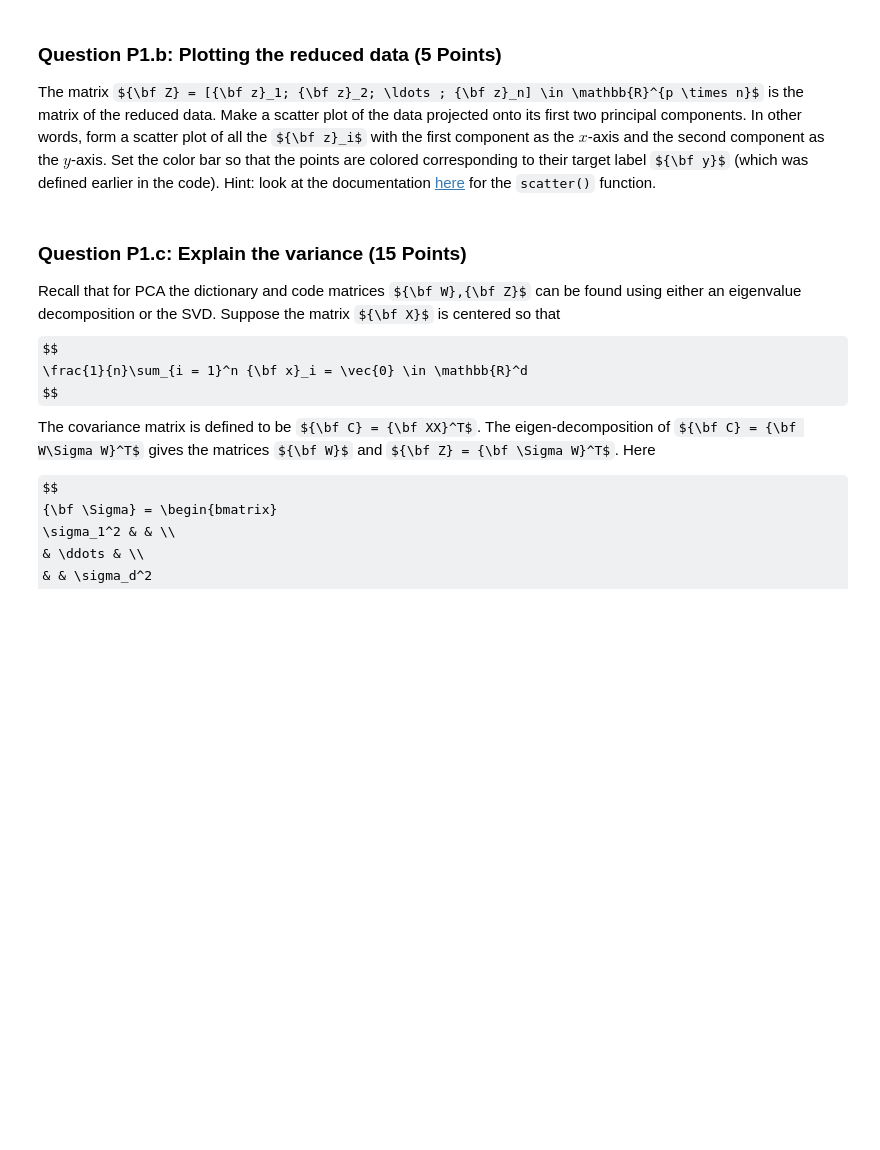
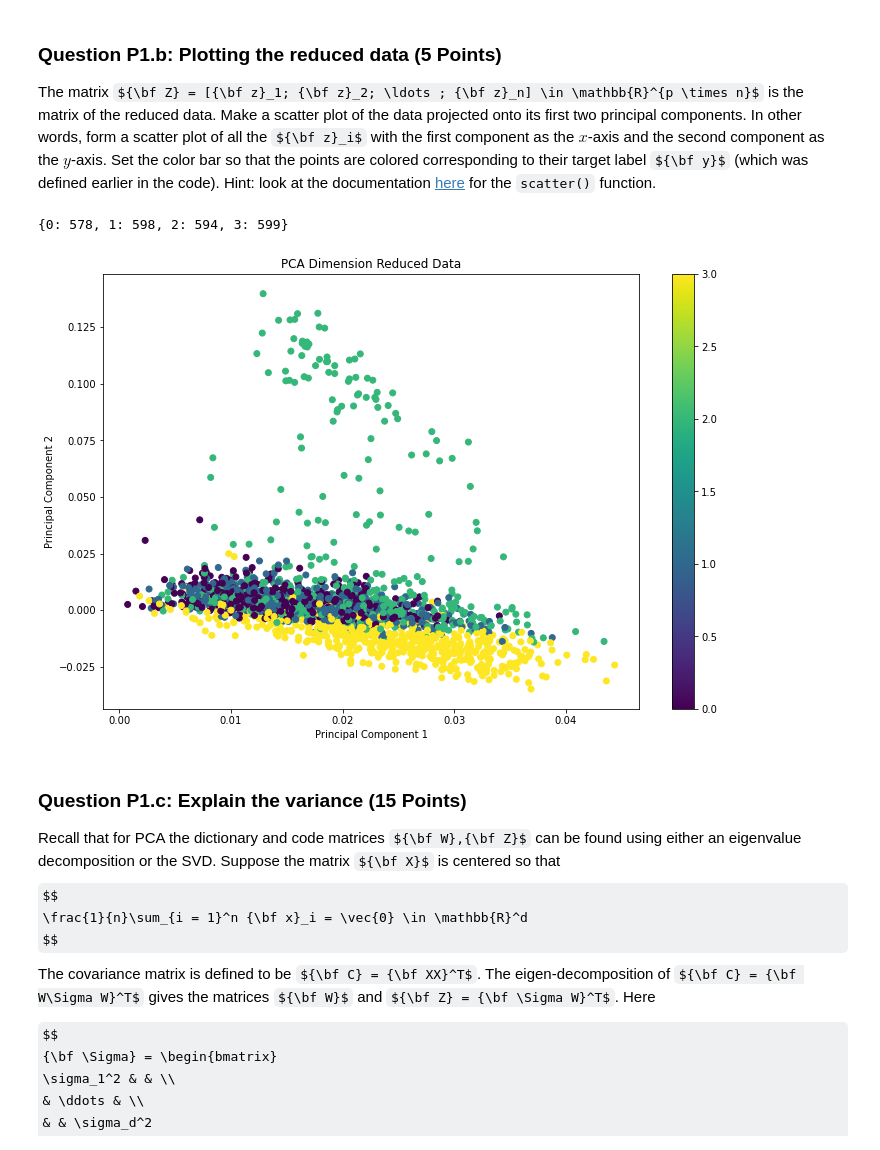
Before and after one commit to Jkker/intro2ml, a Jupyter notebook: HW5/IntroToML_Fall2021_HW5.ipynb, the cells around one changed output. Saved outputs shown, nothing was run; the diff lists cells and outputs as text; code cells hidden in the pictures; some formulas as TeX source; blank space fills up the shorter version.

```diff
--- a/HW5/IntroToML_Fall2021_HW5.ipynb
+++ b/HW5/IntroToML_Fall2021_HW5.ipynb
@@ -73,9 +75,10 @@ p = 5
 Using the PCA implemented in Sci-Kit learn (`PCA()`), obtain the low-dimensional projection of ${\bf X}$ (i.e. get ${\bf W}$ and ${\bf Z}$) for when $p = 5$.  Read the documentation [here](https://scikit-learn.org/stable/modules/generated/sklearn.decomposition.PCA.html) carefully.  In particular, make sure you are computing the correct ${\bf W}$ and ${\bf Z}$.
 # %%
 ## Your code goes here
+pca = PCA(n_components=p, random_state=42)
 
-W = ?
-Z = ?
+W = pca.fit_transform(X)
+Z = pca.components_
 
 print("W has shape ", W.shape)
 print("Z has shape ", Z.shape)
@@ -95,13 +116,22 @@ for i in range(q):
 ### Question P1.b: Plotting the reduced data (5 Points)
 
 The matrix ${\bf Z} = [{\bf z}_1; {\bf z}_2; \ldots ; {\bf z}_n] \in \mathbb{R}^{p \times n}$ is the matrix of the reduced data.  Make a scatter plot of the data projected onto its first two principal components.  In other words, form a scatter plot of all the ${\bf z}_i$ with the first component as the $x$-axis and the second component as the $y$-axis.  Set the color bar so that the points are colored corresponding to their target label ${\bf y}$ (which was defined earlier in the code).  Hint: look at the documentation [here](https://matplotlib.org/3.3.2/api/_as_gen/matplotlib.pyplot.scatter.html) for the `scatter()` function.
+# %%
+print(dict((_, list(y).count(_)) for _ in set(y)))
+# %% [output]
+{0: 578, 1: 598, 2: 594, 3: 599}
 # %%
 plt.figure(figsize=(12, 8))
 ## Your code starts here
-
+plt.title('PCA Dimension Reduced Data')
+plt.scatter(Z[0], Z[1], c=y)
+plt.xlabel('Principal Component 1')
+plt.ylabel('Principal Component 2')
 
 ## Your code ends here
 plt.colorbar();
+# %% [output]
+[figure, added]
 # %% [markdown]
 ### Question P1.c: Explain the variance (15 Points)
 
```
Also changed, not shown: parts of 11 cells of this notebook.
